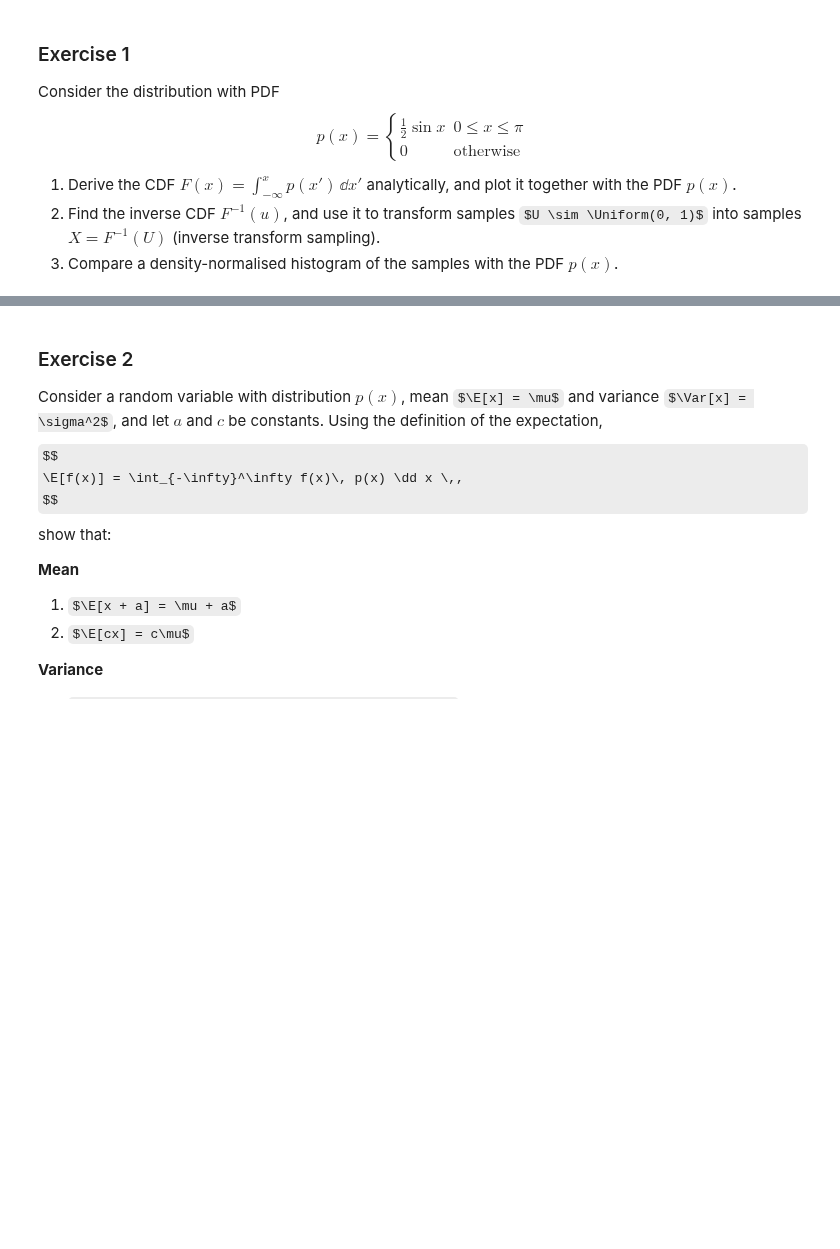
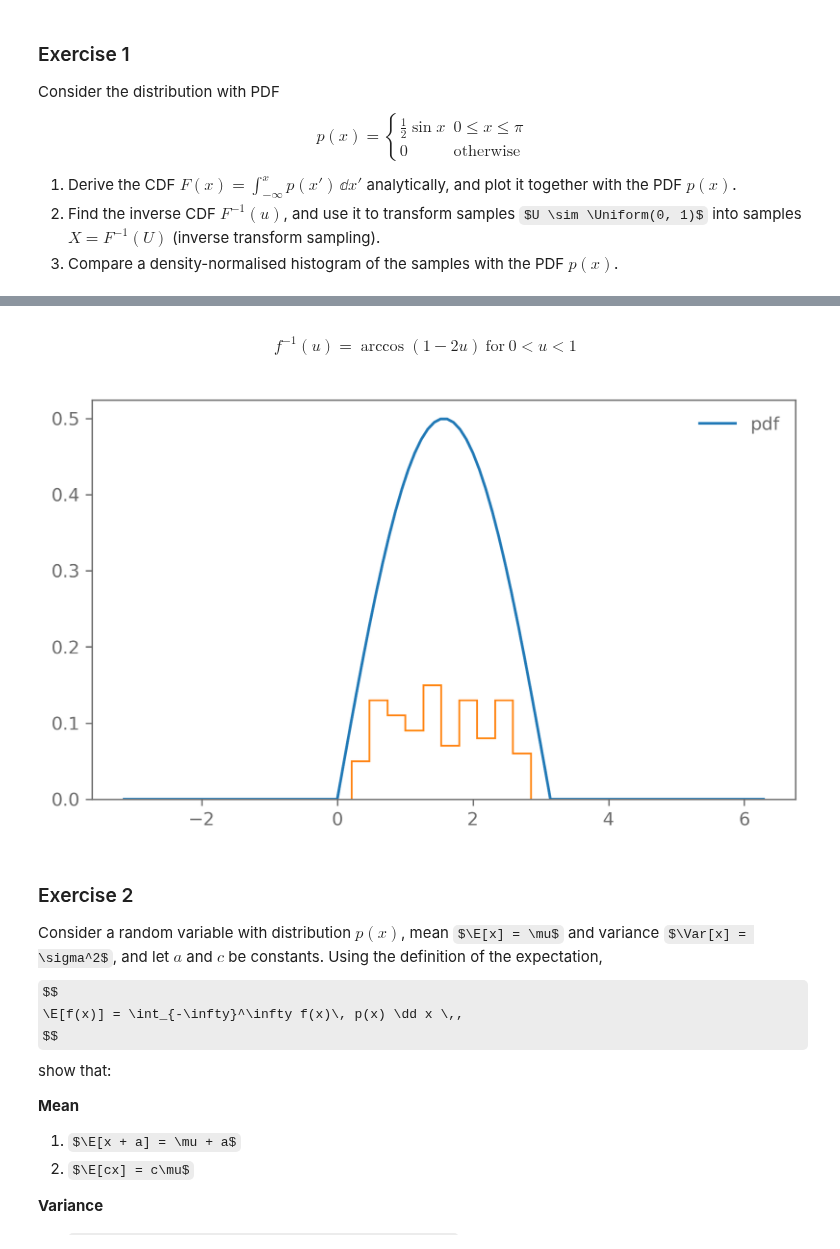
Before and after one commit to abelhecker-eth/Bayesian-Stats-HS2026, a Jupyter notebook: exercises/week3_random_variables_and_probability_distributions.ipynb, the cells around one changed output, grey strips where cells are left out. Saved outputs shown, nothing was run; the diff lists cells and outputs as text; code cells hidden in the pictures; some formulas as TeX source; blank space fills up the shorter version.

```diff
--- a/exercises/week3_random_variables_and_probability_distributions.ipynb
+++ b/exercises/week3_random_variables_and_probability_distributions.ipynb
@@ -44,3 +63,24 @@ $$
+# %% [markdown]
+\begin{align}
+f^{-1}(u) = \arccos{(1-2u)} \ \text{for} \ 0 < u < 1
+\end{align}
+# %%
+def f_inv(u):
+    return np.where( np.logical_and(0<u, u<1) , np.arccos(1 - 2*u) , np.nan )
+
+n = 100
+rnd01 = np.random.rand(n)
+
+counts, bins = np.histogram( f_inv(rnd01) )
+counts = counts / n
+
+plt.figure()
+plt.plot(x, p(x), label='pdf')
+plt.stairs(counts, bins)
+plt.legend()
+plt.show()
+# %% [output]
+[figure, added]
 # %% [markdown]
 ### Exercise 2
 
```
Also changed, not shown: parts of 4 cells of this notebook.
